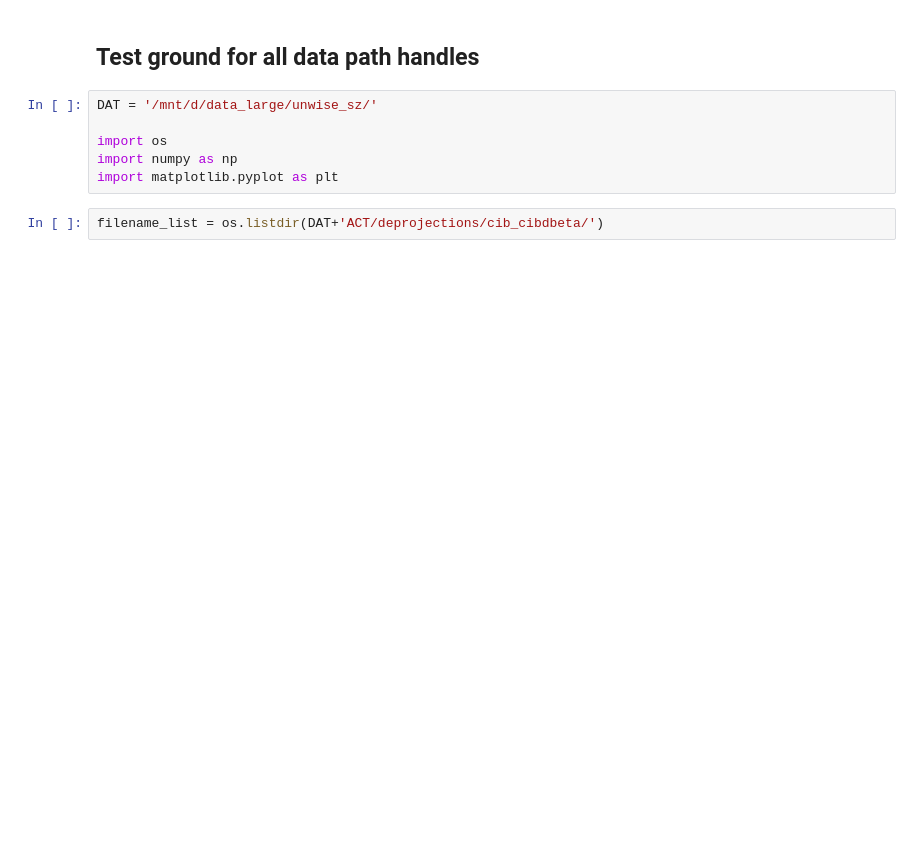
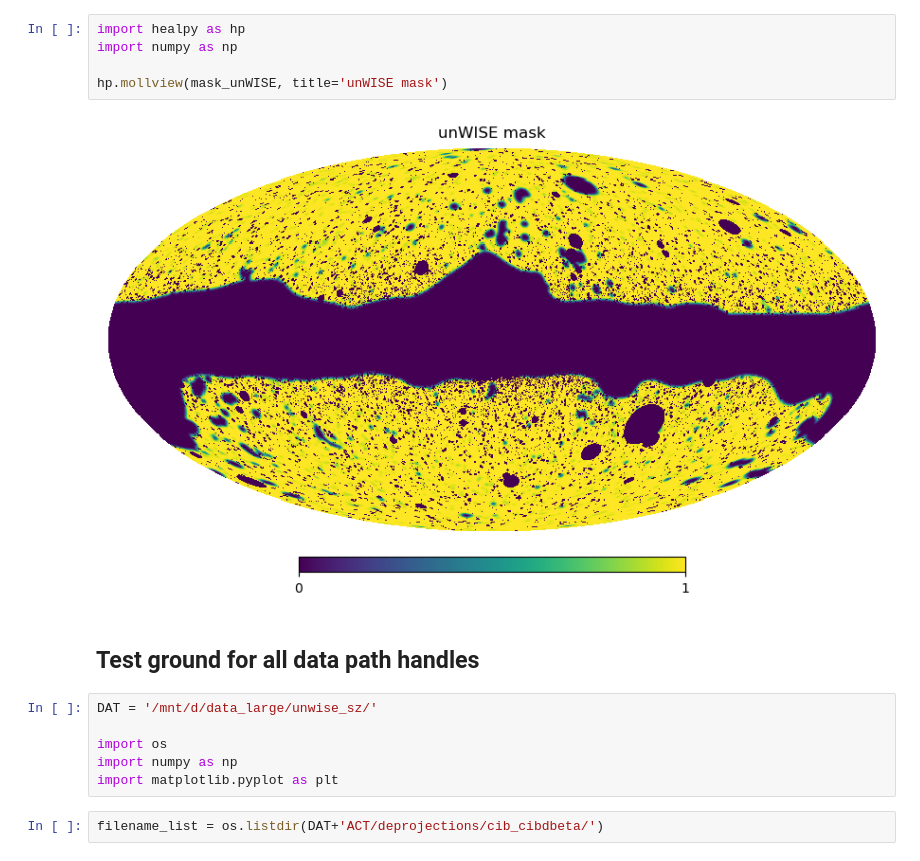
Before and after one commit to Zguandi/unWISE_SZ, a Jupyter notebook: act_sample.ipynb, the cells around one changed output. Drawn from its saved outputs; the diff is of its cells as text; blank space fills up the shorter version.

```diff
--- a/act_sample.ipynb
+++ b/act_sample.ipynb
@@ -1,3 +114,10 @@
+# %%
+import healpy as hp
+import numpy as np
+
+hp.mollview(mask_unWISE, title='unWISE mask')
+# %% [output]
+[figure, added]
 # %% [markdown]
 ## Test ground for all data path handles
 # %%
```
Also changed, not shown: parts of 15 cells of this notebook, 8 other files.
